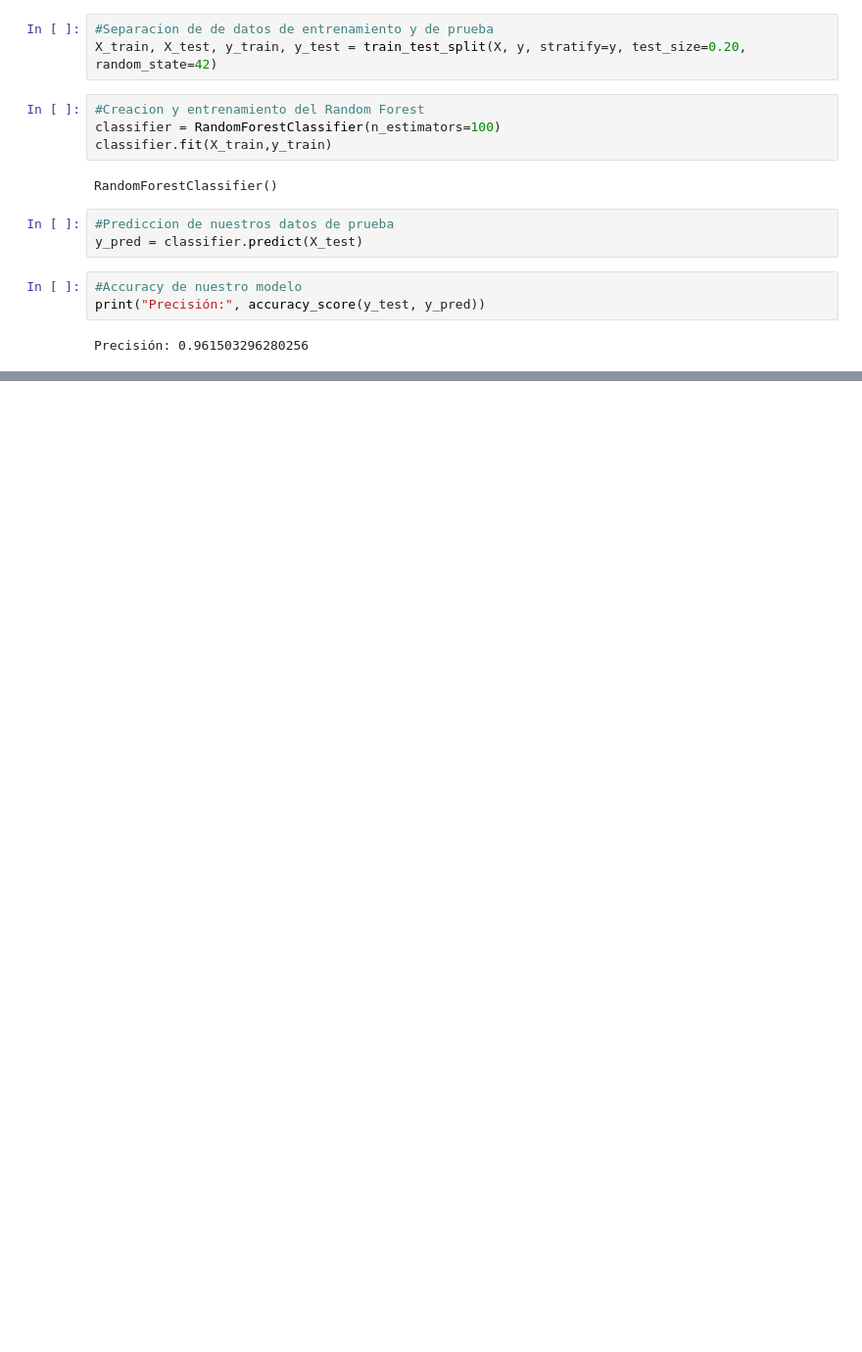
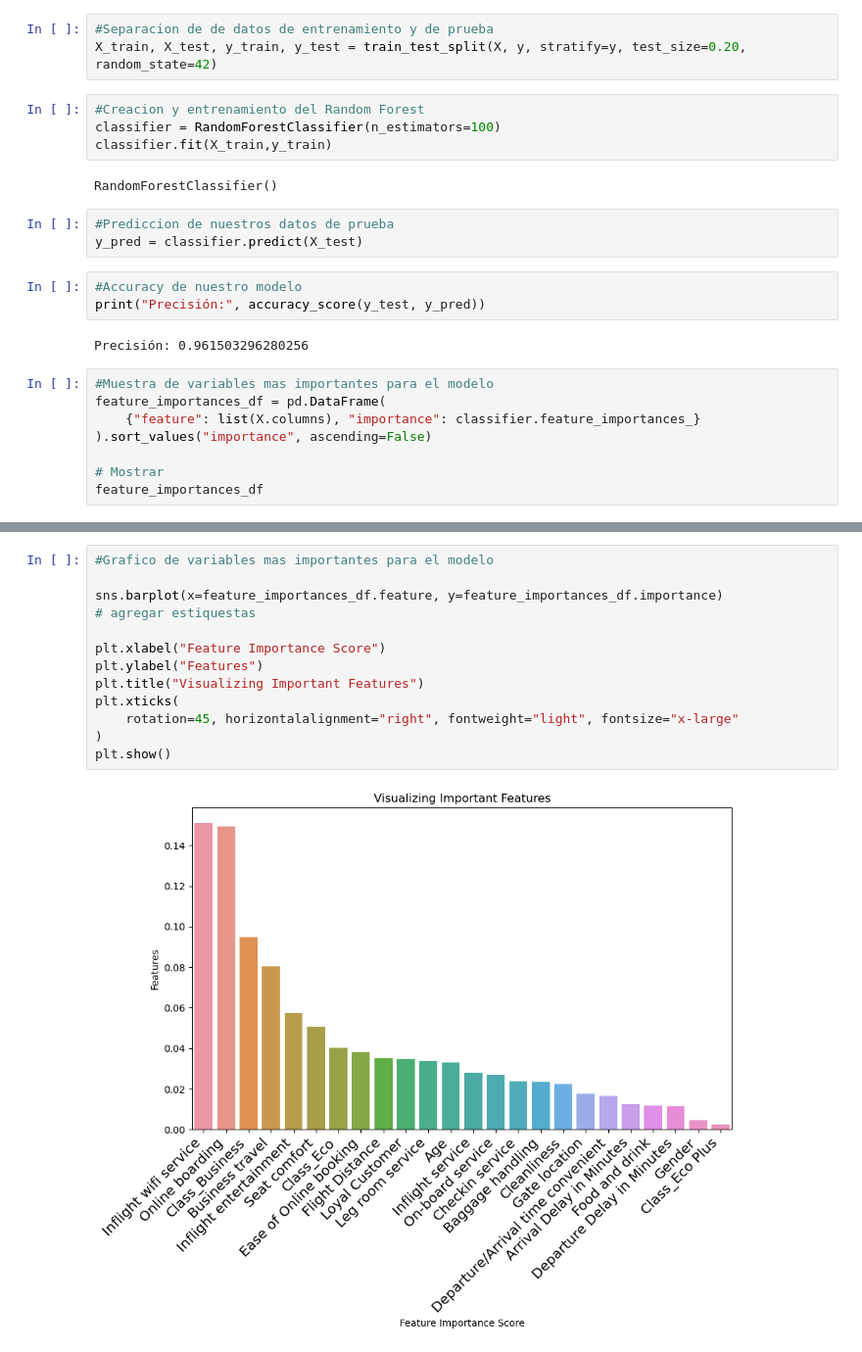
Before and after one commit to migue29/F5-Airlines, a Jupyter notebook: Eda.ipynb, the cells around one changed output, grey strips where cells are left out. Shown: that part at 98% size. Drawn from its saved outputs; the diff is of its cells as text; blank space fills up the shorter version.

Commit message:
feat: Classification and diagram of importance by variables for model

```diff
--- a/Eda.ipynb
+++ b/Eda.ipynb
@@ -216,3 +216,11 @@ y_pred = classifier.predict(X_test)
 print("Precisión:", accuracy_score(y_test, y_pred))
 # %% [output]
 Precisión: 0.961503296280256
+# %%
+#Muestra de variables mas importantes para el modelo
+feature_importances_df = pd.DataFrame(
+    {"feature": list(X.columns), "importance": classifier.feature_importances_}
+).sort_values("importance", ascending=False)
+
+# Mostrar
+feature_importances_df
@@ -218,0 +245,15 @@ Precisión: 0.961503296280256
+# %%
+#Grafico de variables mas importantes para el modelo
+
+sns.barplot(x=feature_importances_df.feature, y=feature_importances_df.importance)
+# agregar estiquestas
+
+plt.xlabel("Feature Importance Score")
+plt.ylabel("Features")
+plt.title("Visualizing Important Features")
+plt.xticks(
+    rotation=45, horizontalalignment="right", fontweight="light", fontsize="x-large"
+)
+plt.show()
+# %% [output]
+[figure, added]
```
Also changed, not shown: parts of 1 cell of this notebook.
